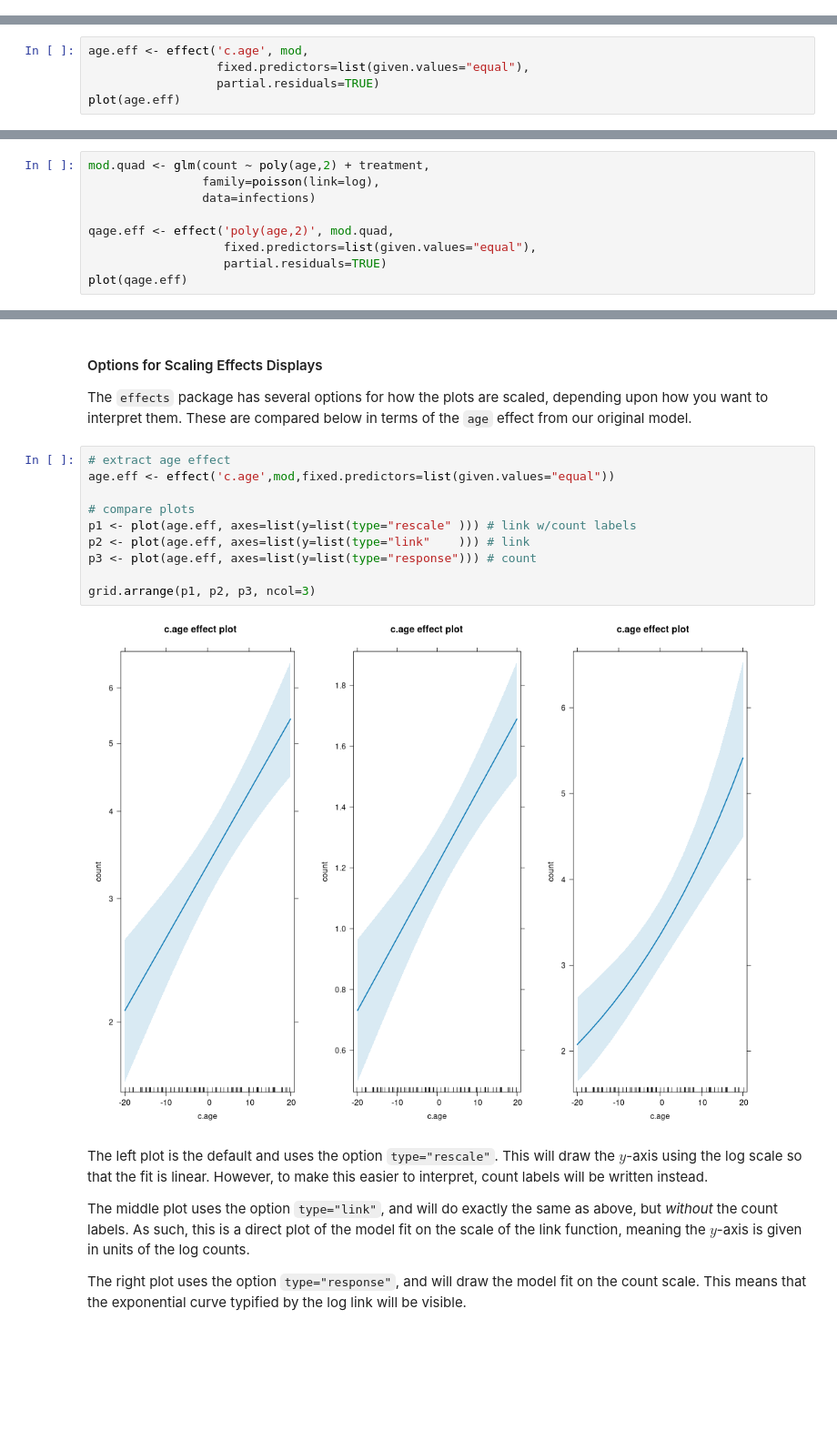
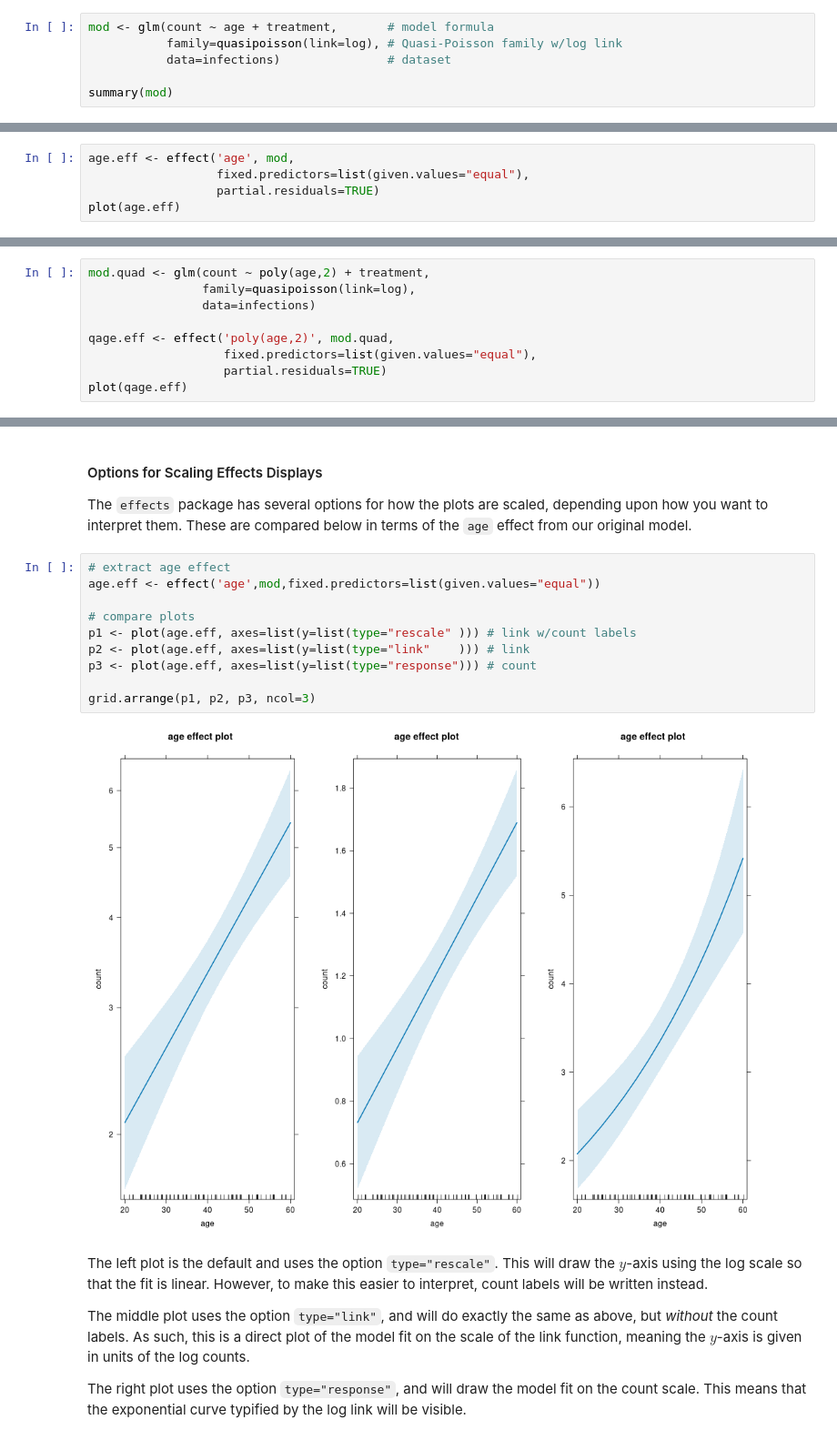
Before and after one commit to PCHN63112-Generalised-Linear-Mixed/poisson-gamma-regression, a Jupyter notebook: 1.poisson/4.R.ipynb, the cells around one changed output, grey strips where cells are left out. Shown at 91% size. Cells and saved outputs as stored; diff of their text form; blank space fills up the shorter version.

```diff
--- a/1.poisson/4.R.ipynb
+++ b/1.poisson/4.R.ipynb
@@ -188,0 +200,6 @@ par(mfrow=c(1,1))
+# %%
+mod <- glm(count ~ age + treatment,       # model formula
+           family=quasipoisson(link=log), # Quasi-Poisson family w/log link
+           data=infections)               # dataset
+
+summary(mod)
@@ -201,7 +238,7 @@ plot(mod.effs)
 # %% [markdown]
 The most important aspect here is the argument `partial.residuals=TRUE`, which will plot both the residuals and an additional LOESS smoothing line tracing the average pattern through the residuals. This is shown in yellow and should roughly agree with the shape of the model fit shown in blue. This is more relevant for continuous predictors than categorical predictors. As such, the model fit for `age` should be our key focus here. We can isolate this using
 # %%
-age.eff <- effect('c.age', mod,
+age.eff <- effect('age', mod,
                   fixed.predictors=list(given.values="equal"),
                   partial.residuals=TRUE)
 plot(age.eff)
@@ -211,7 +248,7 @@ plot(age.eff)
 We can see here that the LOESS line shows ...
 # %%
 mod.quad <- glm(count ~ poly(age,2) + treatment,
-                family=poisson(link=log),
+                family=quasipoisson(link=log),
                 data=infections)
 
 qage.eff <- effect('poly(age,2)', mod.quad,
@@ -225,16 +262,16 @@ plot(qage.eff)
 The `effects` package has several options for how the plots are scaled, depending upon how you want to interpret them. These are compared below in terms of the `age` effect from our original model.
 # %%
 # extract age effect
-age.eff <- effect('c.age',mod,fixed.predictors=list(given.values="equal"))
+age.eff <- effect('age',mod,fixed.predictors=list(given.values="equal"))
 
 # compare plots
 p1 <- plot(age.eff, axes=list(y=list(type="rescale" ))) # link w/count labels
 p2 <- plot(age.eff, axes=list(y=list(type="link"    ))) # link
 p3 <- plot(age.eff, axes=list(y=list(type="response"))) # count
 
 grid.arrange(p1, p2, p3, ncol=3)
 # %% [output]
-[figure, old version]
+[figure, new version]
 # %% [markdown]
 The left plot is the default and uses the option `type="rescale"`. This will draw the $y$-axis using the log scale so that the fit is linear. However, to make this easier to interpret, count labels will be written instead.
 
```
Also changed, not shown: parts of 27 cells of this notebook.
